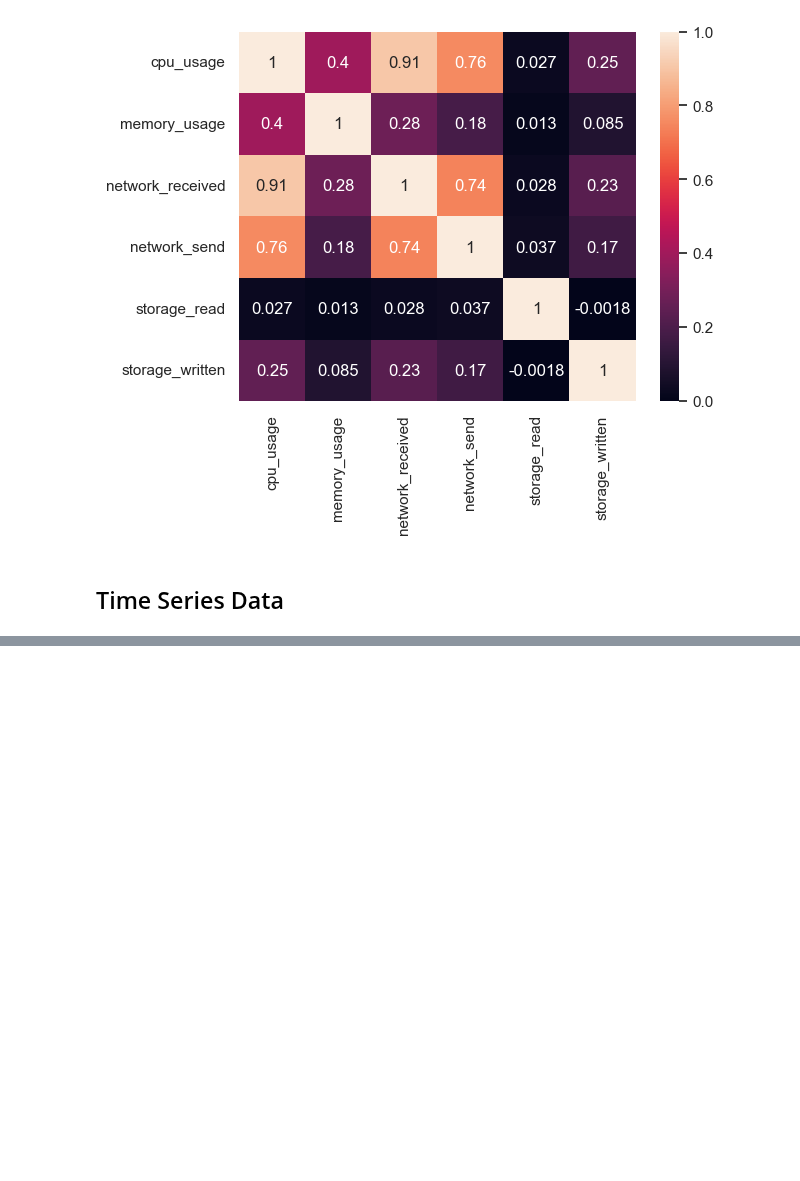
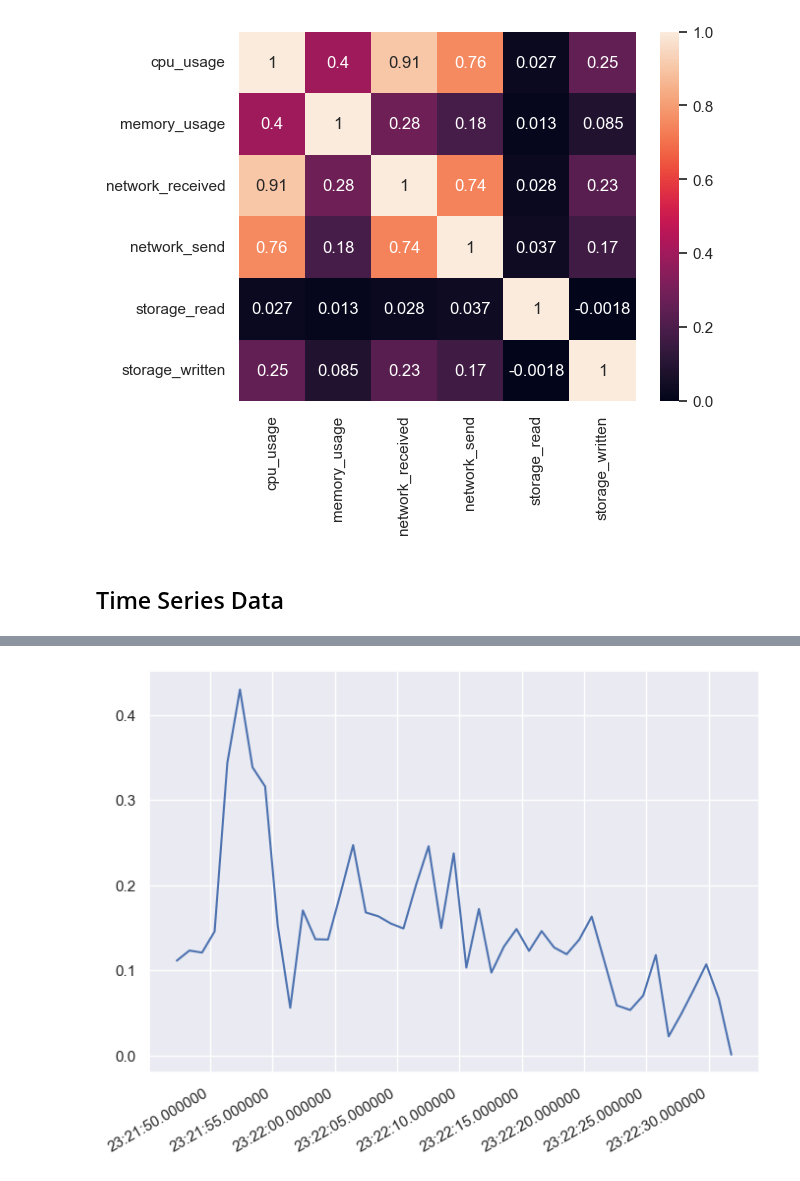
Before and after one commit to Janalytics94/anomaly-detection-software, a Jupyter notebook: src/analyse/EDA_beforepp.ipynb, the cells around one changed output, grey strips where cells are left out. Saved outputs shown, nothing was run; the diff lists cells and outputs as text; code cells hidden in the pictures; blank space fills up the shorter version.

```diff
--- a/src/analyse/EDA_beforepp.ipynb
+++ b/src/analyse/EDA_beforepp.ipynb
@@ -429,4 +379,6 @@ sns.heatmap(train.corr(), annot=True)
 ## Time Series Data
 # %%
 # No attacks in train data only in test data
-train.head()
+container_names = train["container_name"].unique().tolist()
+# choose random container at first to get a sense of the time series data
+abundant_buck_7911 = train[train["container_name"]=='abundant_buck_7911']
@@ -498,0 +385,4 @@ print(tdelta)
+# %%
+# calculate timedelta
+abundant_buck_7911['tvalue'] = abundant_buck_7911.index
+abundant_buck_7911['tdelta'] = (abundant_buck_7911['tvalue']-abundant_buck_7911['tvalue'].shift())
@@ -498,0 +410,10 @@ print(tdelta)
+# %%
+fig, ax = plt.subplots(figsize=(8,6))
+xfmt = mdates.DateFormatter("%H:%M:%S.%f")
+ax.xaxis.set_major_formatter(xfmt)
+# automatically rotates the tick labels
+fig.autofmt_xdate()
+ax.plot(abundant_buck_7911['tvalue'], abundant_buck_7911['cpu_usage'])
+plt.show()
+# %% [output]
+[figure, added]
```
Also changed, not shown: parts of 22 cells of this notebook.
